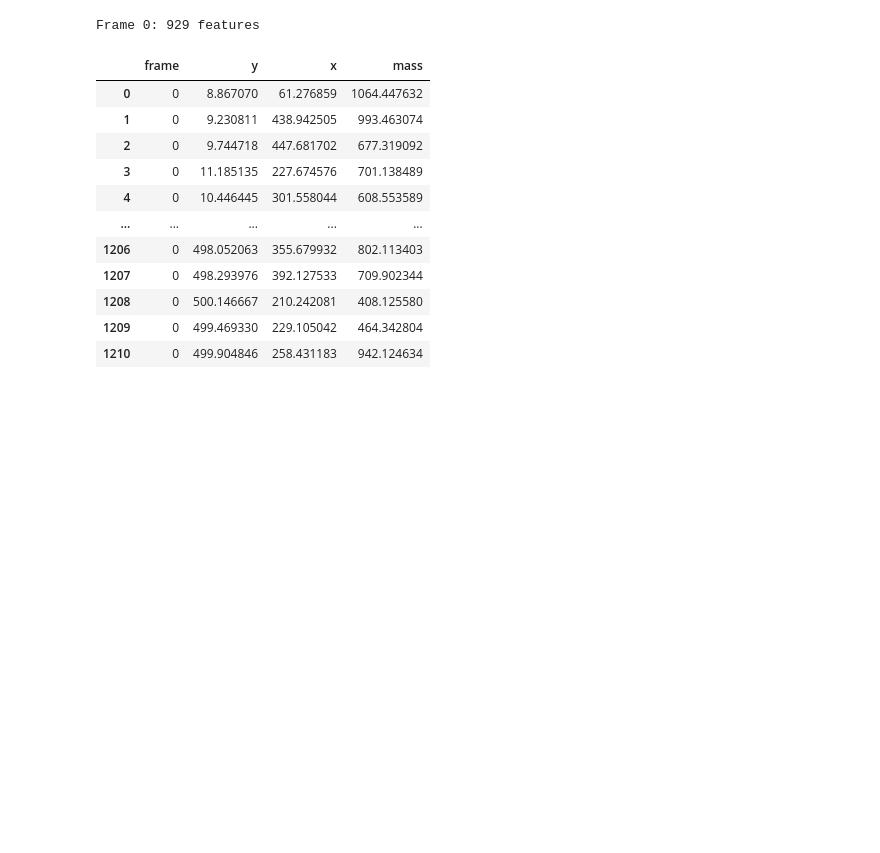
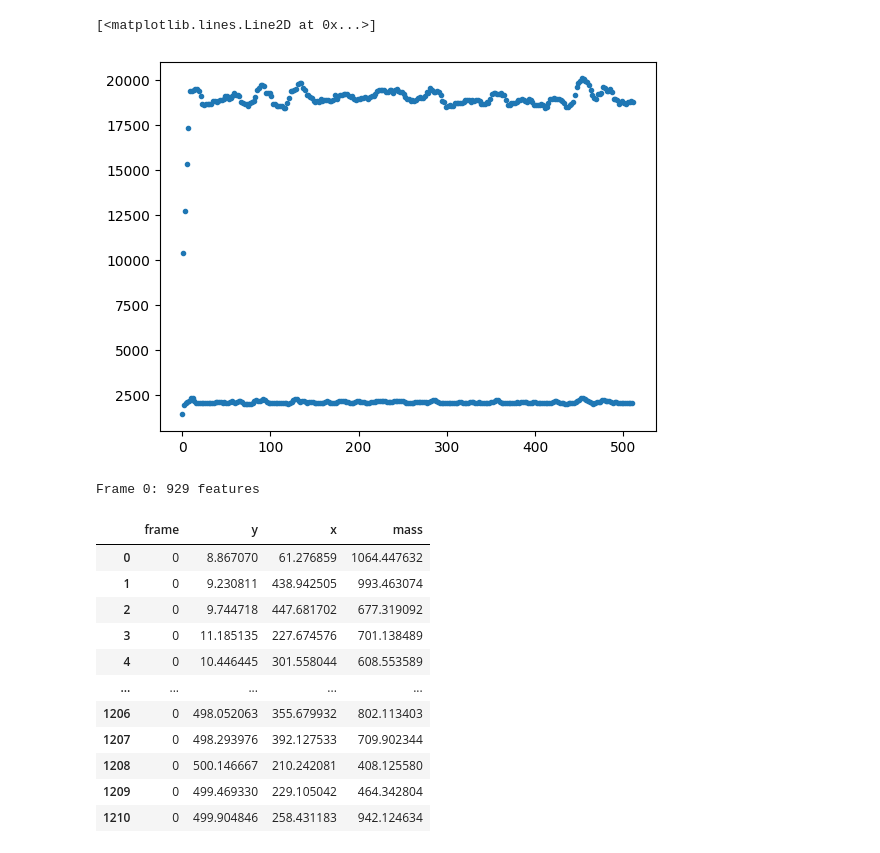
Before and after one commit to amfaber/tracking_optimizations, a Jupyter notebook: gpu-tracking/explore.ipynb, the cells around one changed output. Cells and saved outputs as stored; diff of their text form; code cells hidden in the pictures; blank space fills up the shorter version.

```diff
--- a/gpu-tracking/explore.ipynb
+++ b/gpu-tracking/explore.ipynb
@@ -28,3 +42,8 @@ ValueError: cannot reshape array of size 66467664 into shape (2,512,512)
+# %%
+plt.plot(centers[0, 0, :], ".")
+# %% [output]
+[<matplotlib.lines.Line2D at 0x...>]
+[figure, added]
 # %%
 from scipy.signal import convolve
 import scipy.signal as sgn
```
Also changed, not shown: parts of 4 cells of this notebook, 17 other files.
